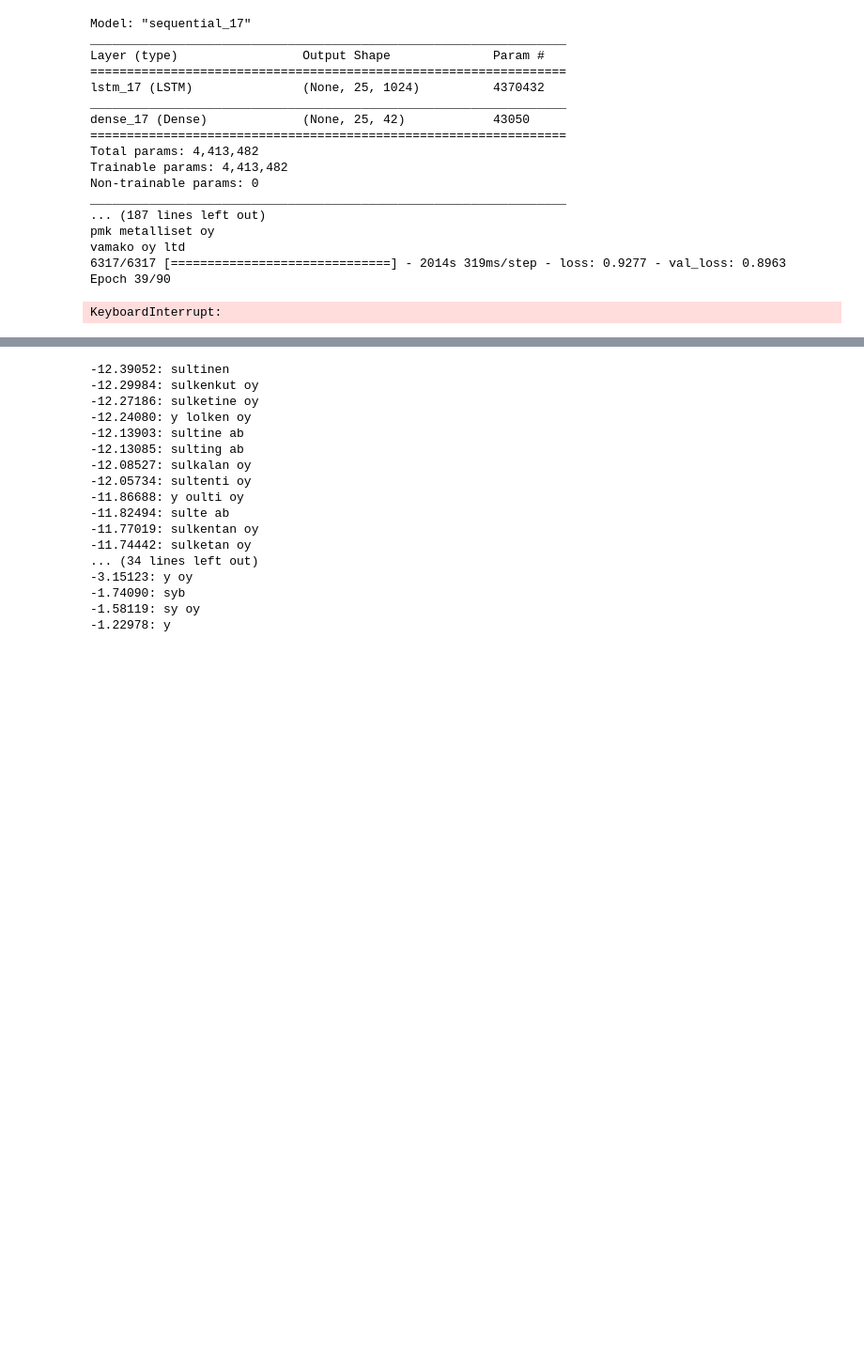
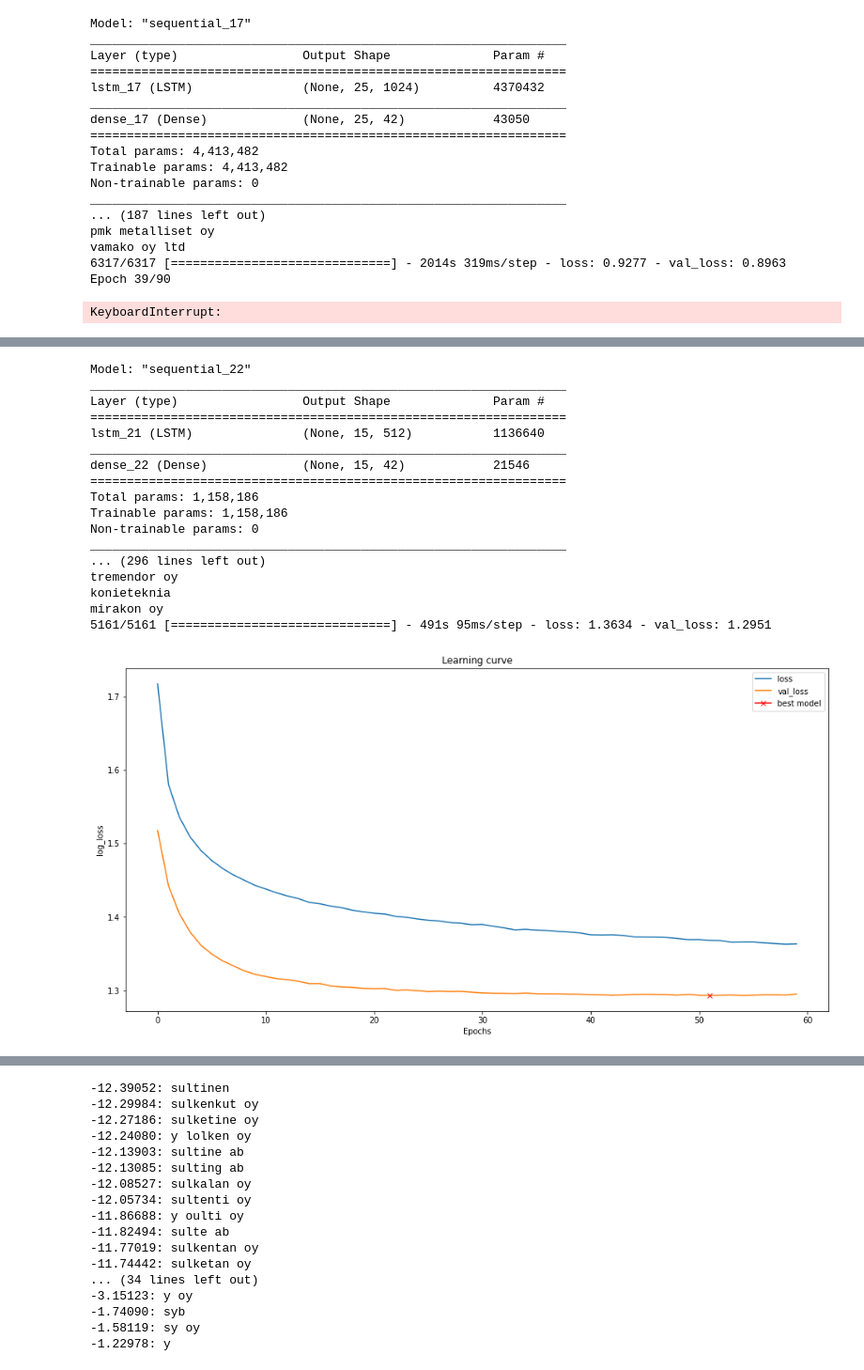
Before and after one commit to dc914337/name_me_daddy, a Jupyter notebook: name me english.ipynb, the cells around one changed output, grey strips where cells are left out. Shown: that part at 94% size. Drawn from its saved outputs; the diff is of its cells as text; code cells hidden in the pictures; blank space fills up the shorter version.

Commit message:
saved models iteration 1

```diff
--- a/name me english.ipynb
+++ b/name me english.ipynb
@@ -924,0 +949,46 @@ plt.legend();
+# %%
+from keras import layers, models
+from keras.layers import Dense, Input, LSTM,GRU
+
+model=models.Sequential()
+model.add(LSTM(512, input_shape=(Tx, len(characters)), dropout=0.2, return_sequences=True))
+model.add(Dense(len(characters),activation="softmax"))
+model.summary()
+
+# train
+model.compile(loss='categorical_crossentropy', optimizer="adam")
+history=model.fit(X, Y, batch_size=32, validation_split=0.1,  epochs=60, shuffle=True, callbacks=[print_callback],verbose=1)
+
+# show
+import matplotlib
+from matplotlib import pyplot as plt
+
+results=history
+
+plt.figure(figsize=(16, 8))
+plt.title("Learning curve")
+plt.plot(results.history["loss"], label="loss")
+plt.plot(results.history["val_loss"], label="val_loss")
+plt.plot( np.argmin(results.history["val_loss"]), np.min(results.history["val_loss"]), marker="x", color="r", label="best model")
+plt.xlabel("Epochs")
+plt.ylabel("log_loss")
+plt.legend();
+# %% [output]
+Model: "sequential_22"
+_________________________________________________________________
+Layer (type)                 Output Shape              Param #
+=================================================================
+lstm_21 (LSTM)               (None, 15, 512)           1136640
+_________________________________________________________________
+dense_22 (Dense)             (None, 15, 42)            21546
+=================================================================
+Total params: 1,158,186
+Trainable params: 1,158,186
+Non-trainable params: 0
+_________________________________________________________________
+... (296 lines left out)
+tremendor oy
+konieteknia
+mirakon oy
+5161/5161 [==============================] - 491s 95ms/step - loss: 1.3634 - val_loss: 1.2951
+[figure, added]
```
Also changed, not shown: parts of 5 cells of this notebook, 1 other file.
